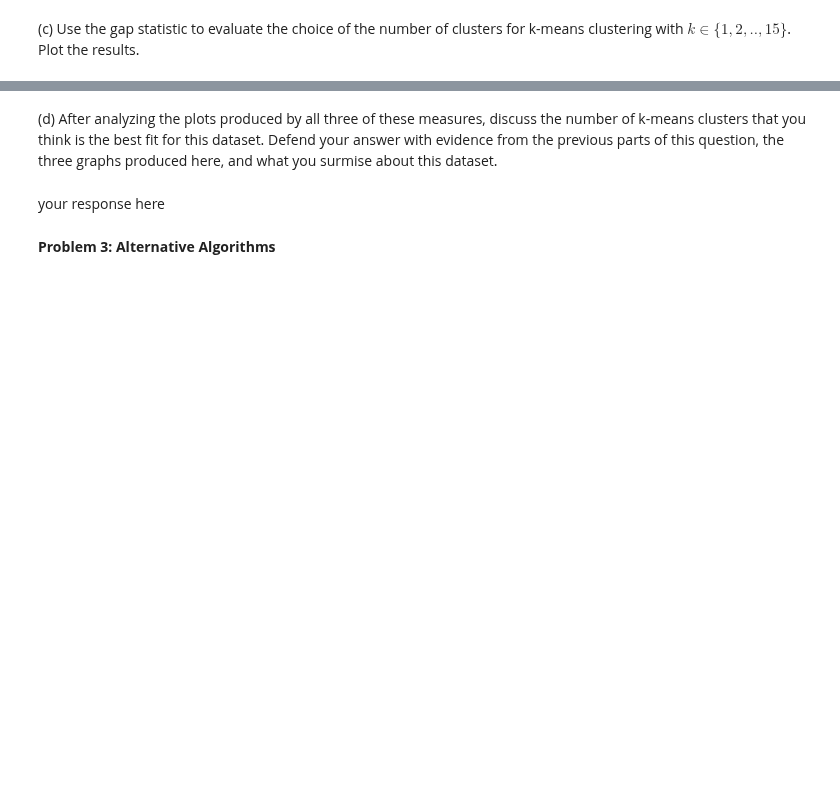
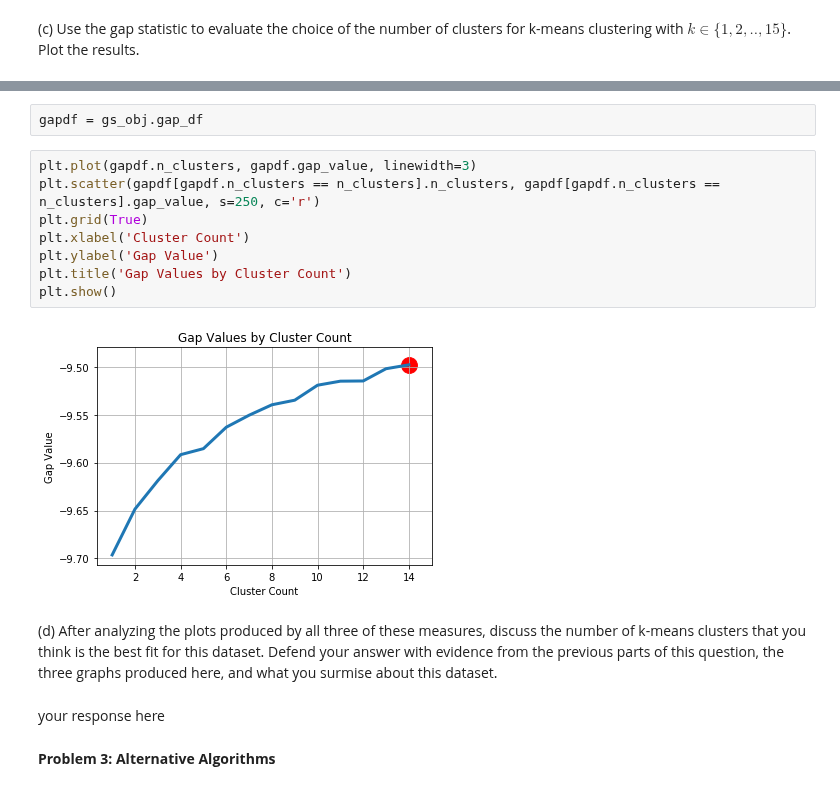
Before and after one commit to medeirosf/2020-CS109B, a Jupyter notebook: content/homeworks/hw02/notebook/cs109b_hw2_edited.ipynb, the cells around one changed output, grey strips where cells are left out. Saved outputs shown, nothing was run; the diff lists cells and outputs as text; blank space fills up the shorter version.

```diff
--- a/content/homeworks/hw02/notebook/cs109b_hw2_edited.ipynb
+++ b/content/homeworks/hw02/notebook/cs109b_hw2_edited.ipynb
@@ -357,3 +391,15 @@ In the previous problem, we examined the results of running k-means with 5 and 1
+# %%
+gapdf = gs_obj.gap_df
+# %%
+plt.plot(gapdf.n_clusters, gapdf.gap_value, linewidth=3)
+plt.scatter(gapdf[gapdf.n_clusters == n_clusters].n_clusters, gapdf[gapdf.n_clusters == n_clusters].gap_value, s=250, c='r')
+plt.grid(True)
+plt.xlabel('Cluster Count')
+plt.ylabel('Gap Value')
+plt.title('Gap Values by Cluster Count')
+plt.show()
+# %% [output]
+[figure, added]
 # %% [markdown]
 (d) After analyzing the plots produced by all three of these measures, discuss the number of k-means clusters that you think is the best fit for this dataset. Defend your answer with evidence from the previous parts of this question, the three graphs produced here, and what you surmise about this dataset.
 # %% [markdown]
```
Also changed, not shown: parts of 6 cells of this notebook.
